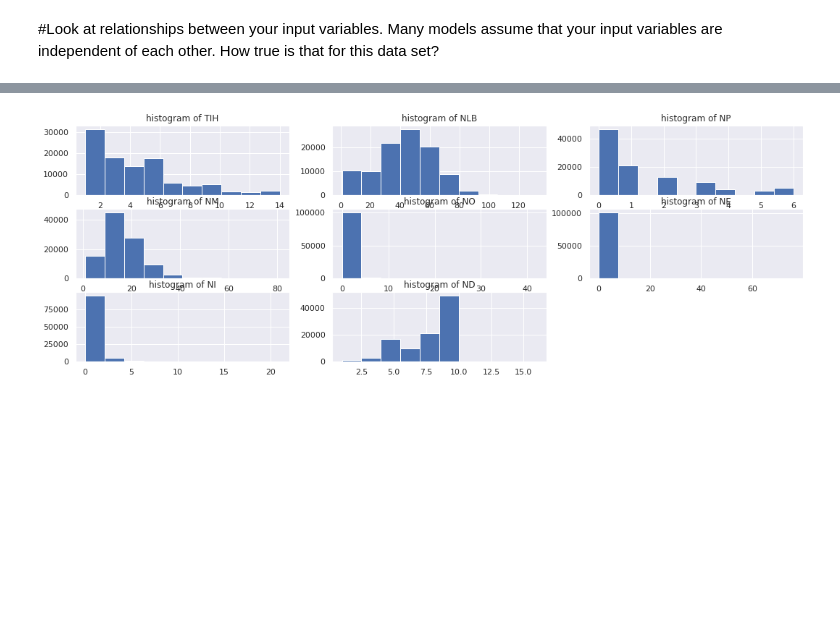
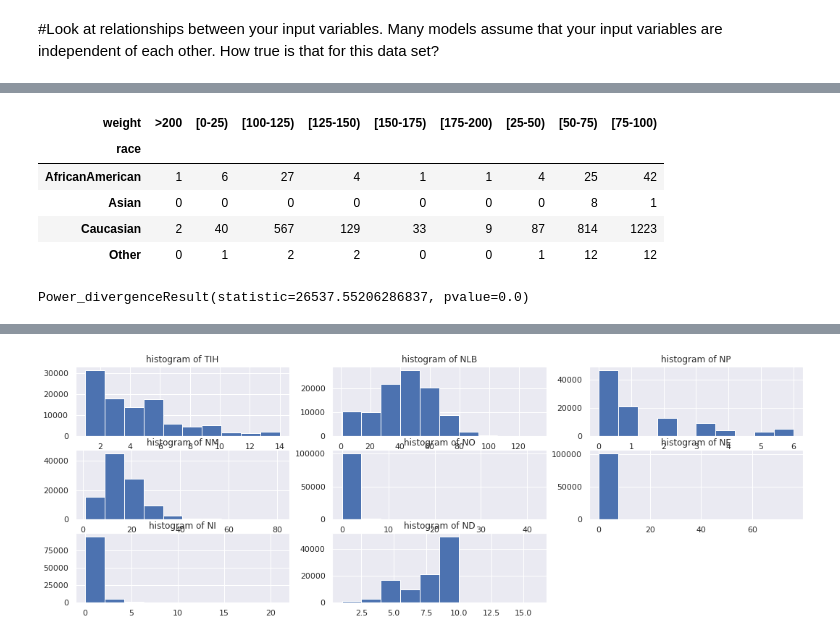
Before and after one commit to thinkful-dsi-axolotl/student_pair_work, a Jupyter notebook: Riley-Farooq/data_clean.ipynb, the cells around one changed output, grey strips where cells are left out. Saved outputs shown, nothing was run; the diff lists cells and outputs as text; code cells hidden in the pictures; blank space fills up the shorter version.

```diff
--- a/Riley-Farooq/data_clean.ipynb
+++ b/Riley-Farooq/data_clean.ipynb
@@ -177,0 +337,17 @@ plt.show()
+# %%
+# Categorical - categorical: Chi-square test
+# Categorical: race, weight)
+rw_ct = pd.crosstab(df['race'],df['weight'])
+rw_ct
+# %% [output]
+| weight | >200 | [0-25) | [100-125) | [125-150) | [150-175) | [175-200) | [25-50) | [50-75) | [75-100) |
+| race |  |  |  |  |  |  |  |  |  |
+| AfricanAmerican | 1 | 6 | 27 | 4 | 1 | 1 | 4 | 25 | 42 |
+| Asian | 0 | 0 | 0 | 0 | 0 | 0 | 0 | 8 | 1 |
+| Caucasian | 2 | 40 | 567 | 129 | 33 | 9 | 87 | 814 | 1223 |
+| Other | 0 | 1 | 2 | 2 | 0 | 0 | 1 | 12 | 12 |
+# %%
+# Categorical - categorical: Chi-square test
+(stats.chisquare(rw_ct, axis = None))
+# %% [output]
+Power_divergenceResult(statistic=26537.55206286837, pvalue=0.0)
```
Also changed, not shown: parts of 24 cells of this notebook.
